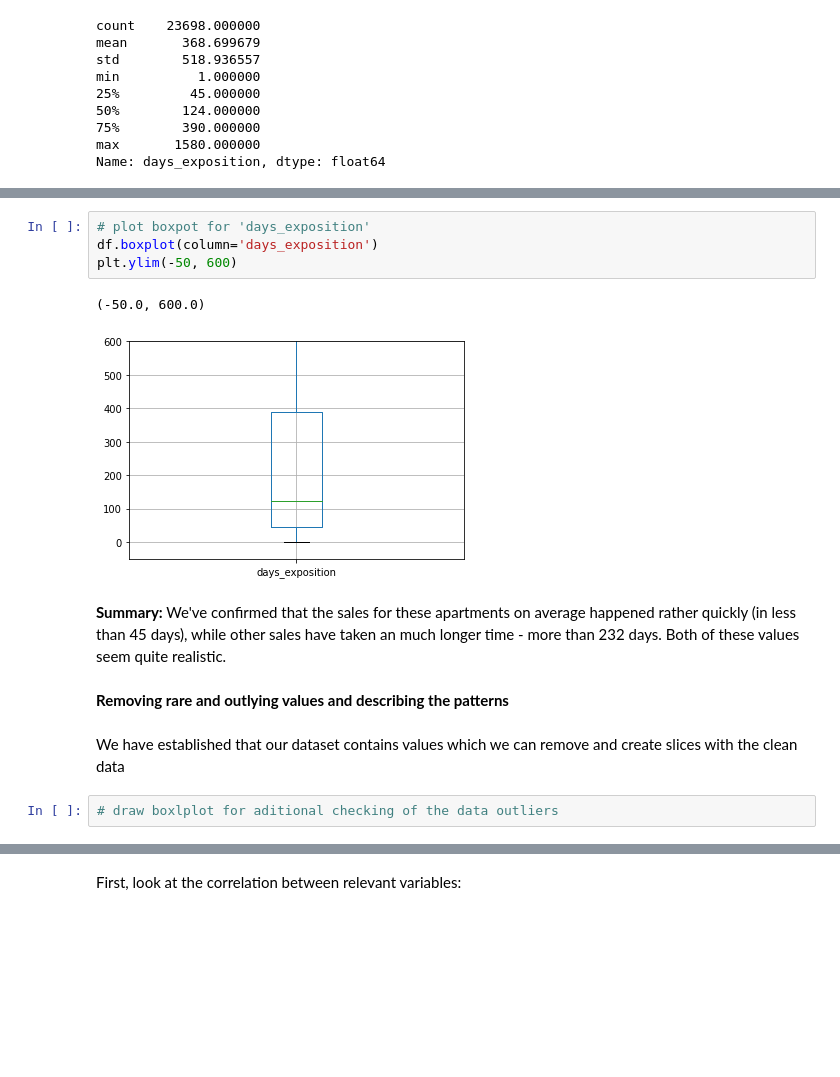
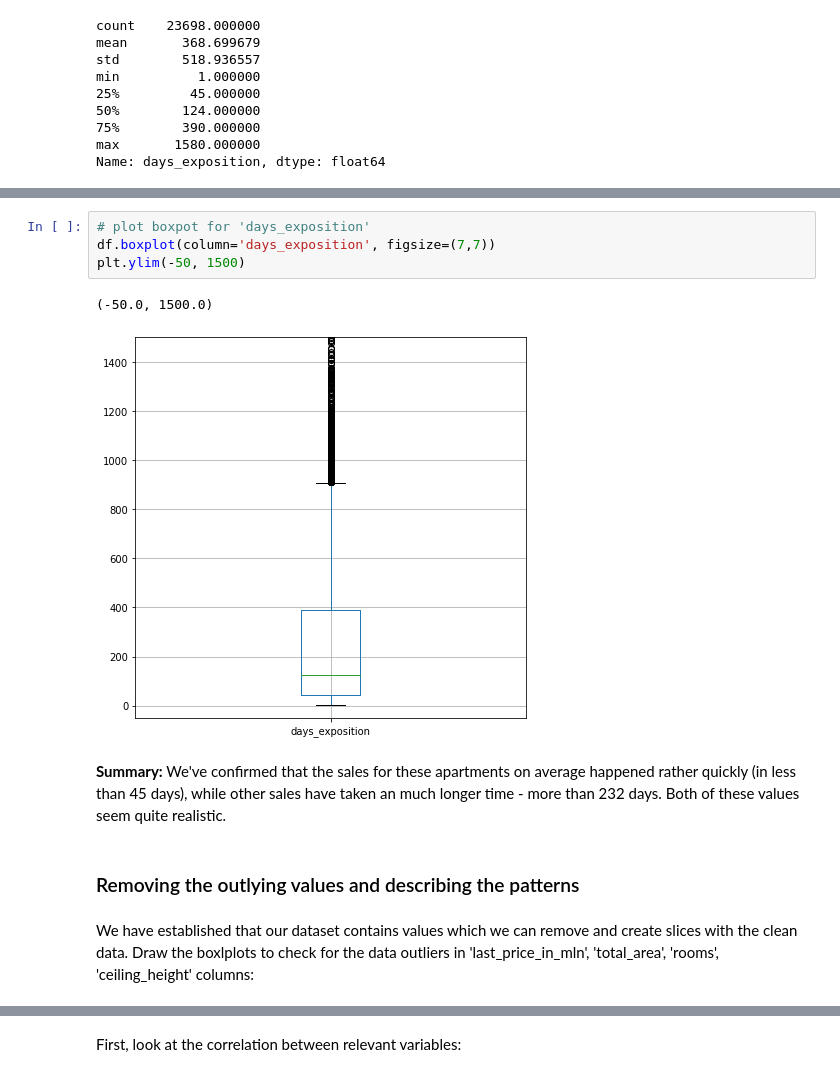
Before and after one commit to VeronicaCodes/sales_advert_in_housing_market_research, a Jupyter notebook: sales_advert_in_housing_market_research.ipynb, the cells around one changed output, grey strips where cells are left out. Cells and saved outputs as stored; diff of their text form; blank space fills up the shorter version.

```diff
--- a/sales_advert_in_housing_market_research.ipynb
+++ b/sales_advert_in_housing_market_research.ipynb
@@ -693,17 +671,15 @@ Let's create a boxplot to see the outliers more clearly:
 # %%
 # plot boxpot for 'days_exposition'
-df.boxplot(column='days_exposition')
-plt.ylim(-50, 600)
+df.boxplot(column='days_exposition', figsize=(7,7))
+plt.ylim(-50, 1500)
 # %% [output]
-(-50.0, 600.0)
+(-50.0, 1500.0)
-[figure, old version]
+[figure, new version]
 # %% [markdown]
 **Summary:**
 We've confirmed that the sales for these apartments on average happened rather quickly (in less than 45 days), while other sales have taken an much longer time - more than 232 days. Both of these values seem quite realistic.
 # %% [markdown]
-**Removing rare and outlying values and describing the patterns**
+### Removing the outlying values and describing the patterns
 # %% [markdown]
-We have established that our dataset contains values which we can remove and create slices with the clean data
+We have established that our dataset contains values which we can remove and create slices with the clean data. Draw the boxlplots to check for the data outliers in 'last_price_in_mln', 'total_area', 'rooms', 'ceiling_height' columns:
-# %%
-# draw boxlplot for aditional checking of the data outliers
 # %%
```
Also changed, not shown: parts of 87 cells of this notebook.
